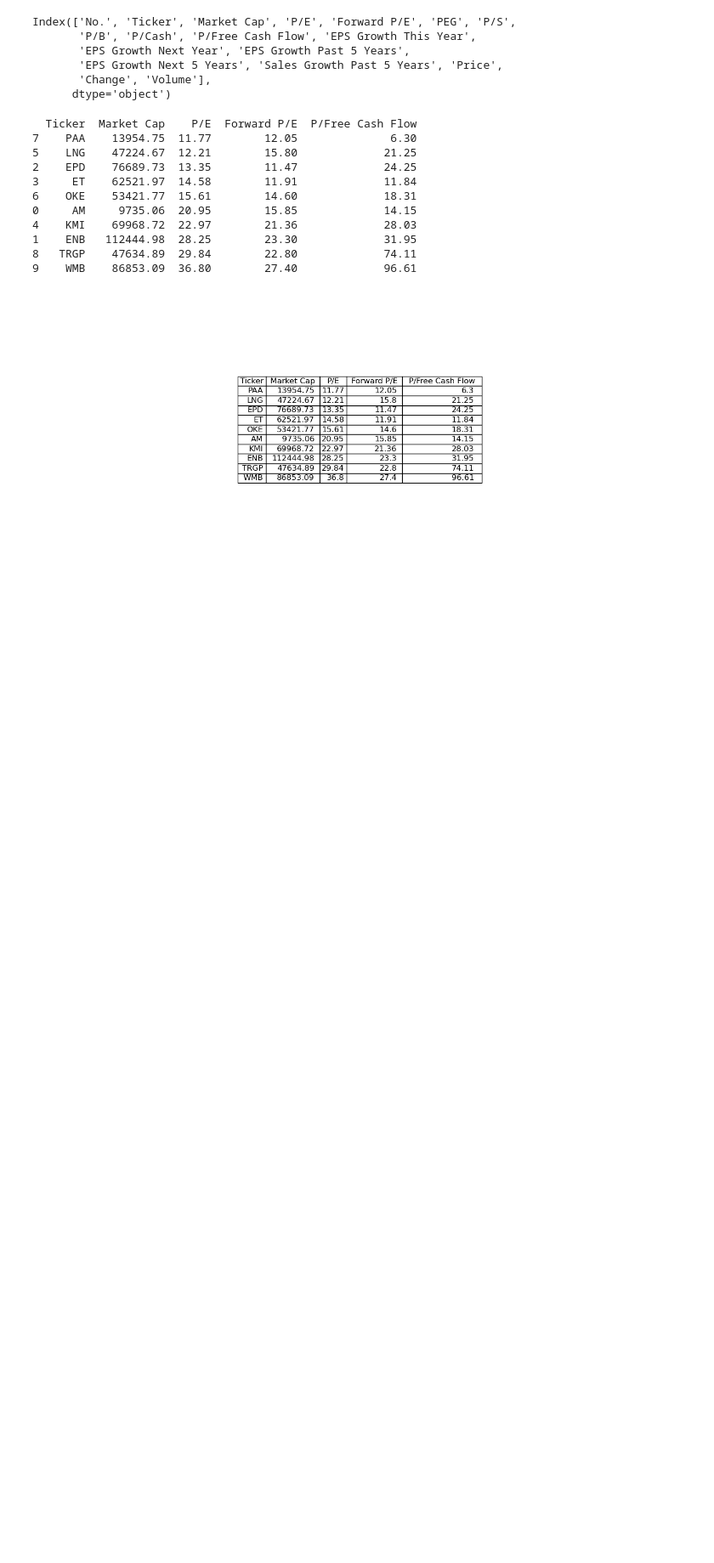
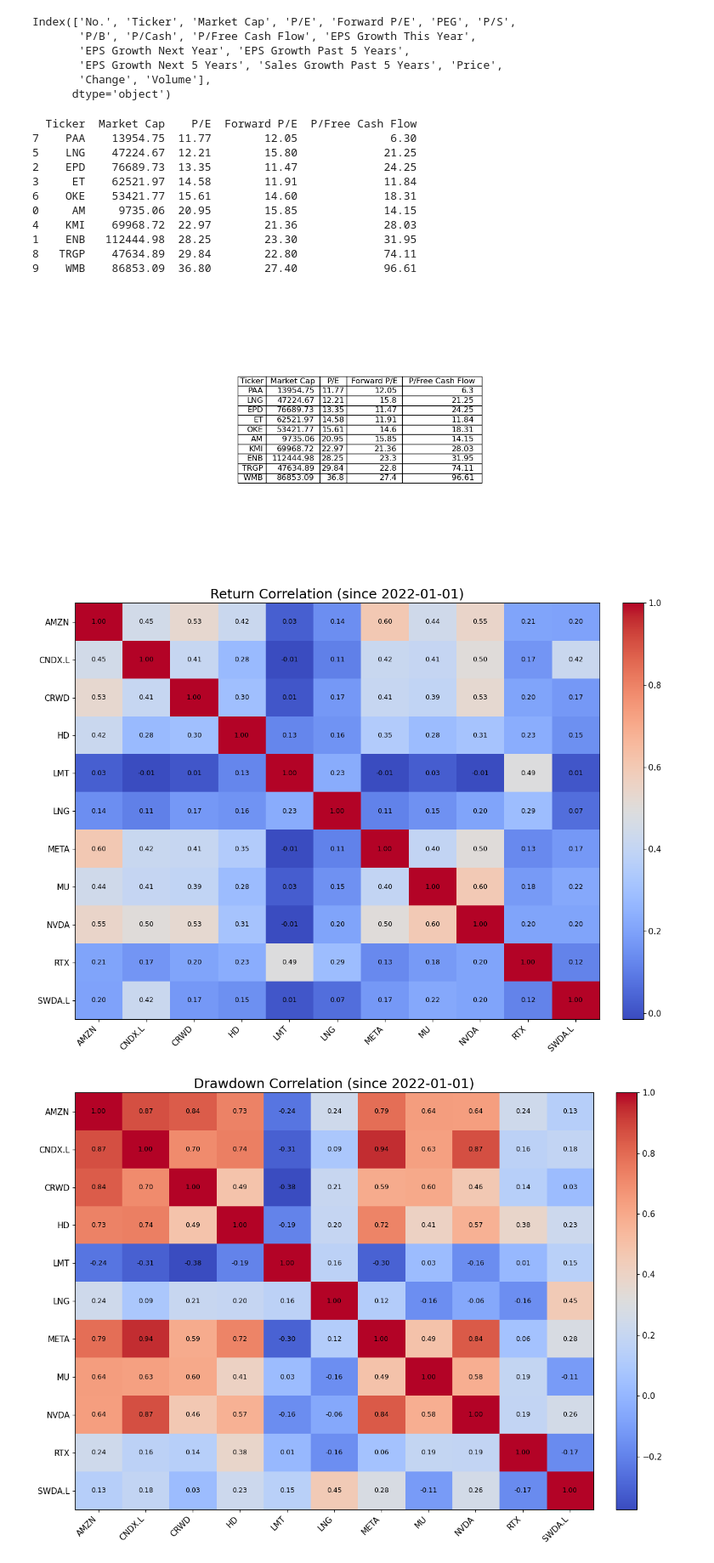
Before and after one commit to aleiva00/phoenix_stockpitch, a Jupyter notebook: code/playground.ipynb, the cells around one changed output. Shown at 85% size. Saved outputs shown, nothing was run; the diff lists cells and outputs as text; code cells hidden in the pictures; blank space fills up the shorter version.

```diff
--- a/code/playground.ipynb
+++ b/code/playground.ipynb
@@ -1076,3 +1061,70 @@ plt.savefig("../plots/valuation_table.png", dpi=300, bbox_inches="tight")
 plt.show()
 # %% [output]
 [figure]
+# %%
+import pandas as pd
+import numpy as np
+import yfinance as yf
+import matplotlib.pyplot as plt
+
+# --- Inputs ---
+holdings = ["SWDA.L","CNDX.L","AMZN","META","MU","RTX","NVDA","HD","LMT","CRWD"]
+candidate = "LNG"
+tickers = holdings + [candidate]
+
+start = "2022-01-01"  # competition start
+end = None            # until latest
+
+# --- Download prices ---
+px = yf.download(tickers, start=start, end=end, auto_adjust=True, progress=False)["Close"]
+px = px.dropna(how="all").ffill()
+
+rets = px.pct_change().dropna()
+
+# --- Drawdowns ---
+cum = (1 + rets).cumprod()
+dd = cum / cum.cummax() - 1
+
+# --- Correlations ---
+corr_ret = rets.corr()
+corr_dd = dd.corr()
+
+# --- Plot helper: annotated heatmap (matplotlib only) ---
+def plot_heatmap(mat, title, outfile):
+    labels = mat.columns.tolist()
+    data = mat.values
+
+    fig, ax = plt.subplots(figsize=(12, 9))
+    im = ax.imshow(data, aspect="auto", cmap="coolwarm")
+
+    ax.set_xticks(range(len(labels)))
+    ax.set_yticks(range(len(labels)))
+    ax.set_xticklabels(labels, rotation=45, ha="right", fontsize=11)
+    ax.set_yticklabels(labels, fontsize=11)
+
+    ax.set_title(title, fontsize=18)
+    cbar = fig.colorbar(im, ax=ax, fraction=0.046, pad=0.04)
+    cbar.ax.tick_params(labelsize=11)
+
+    # annotate
+    for i in range(len(labels)):
+        for j in range(len(labels)):
+            ax.text(j, i, f"{data[i, j]:.2f}", ha="center", va="center", fontsize=9)
+
+    plt.tight_layout()
+    plt.savefig(outfile, dpi=300, bbox_inches="tight")
+    plt.show()
+
+# --- Plots ---
+plot_heatmap(corr_ret, f"Return Correlation (since {start})", "../plots/corr_returns_heatmap.png")
+plot_heatmap(corr_dd,  f"Drawdown Correlation (since {start})", "../plots/corr_drawdowns_heatmap.png")
+
+# --- Quick single-line “fit” stats for LNG ---
+print("LNG vs holdings - Return corr:")
+print(corr_ret[candidate].drop(candidate).sort_values())
+
+print("\nLNG vs holdings - Drawdown corr:")
+print(corr_dd[candidate].drop(candidate).sort_values())
+# %% [output]
+[figure, added]
+[figure, added]
```
Also changed, not shown: parts of 3 cells of this notebook, 8 other files.
